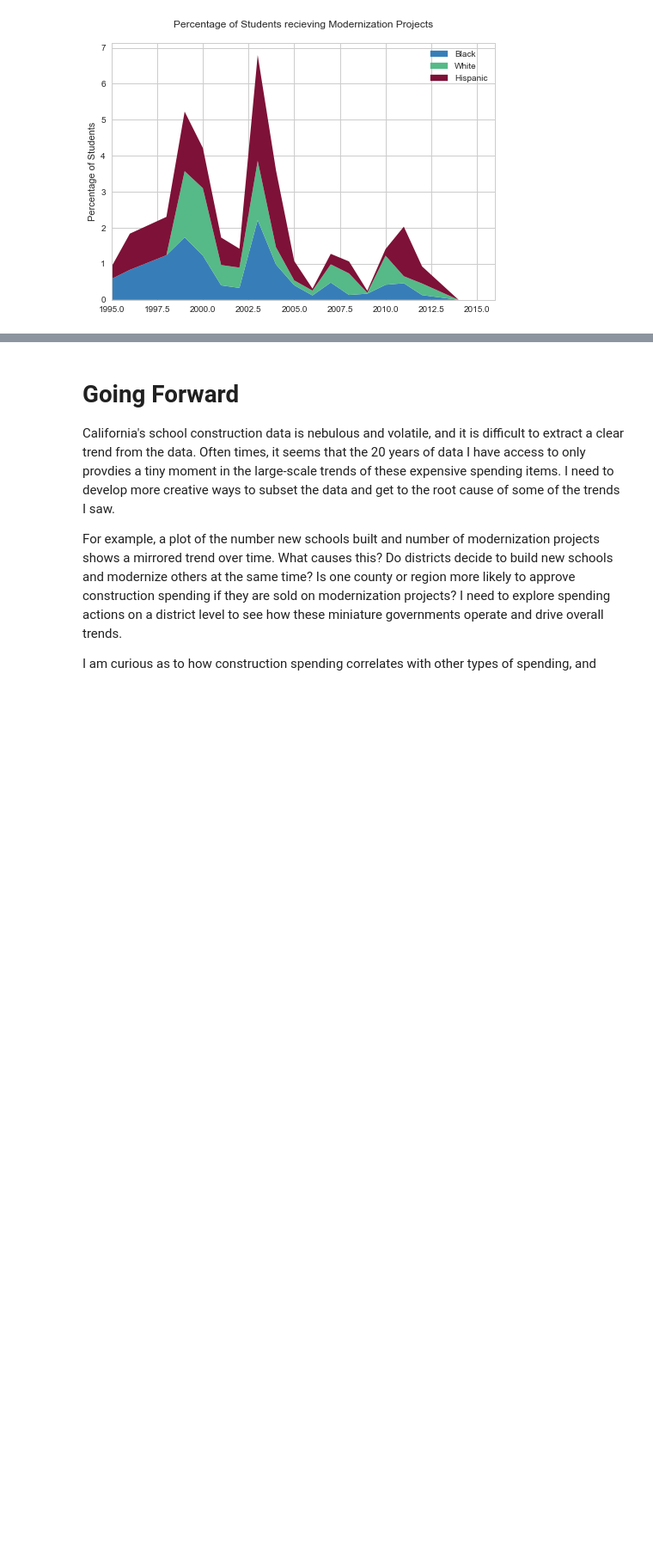
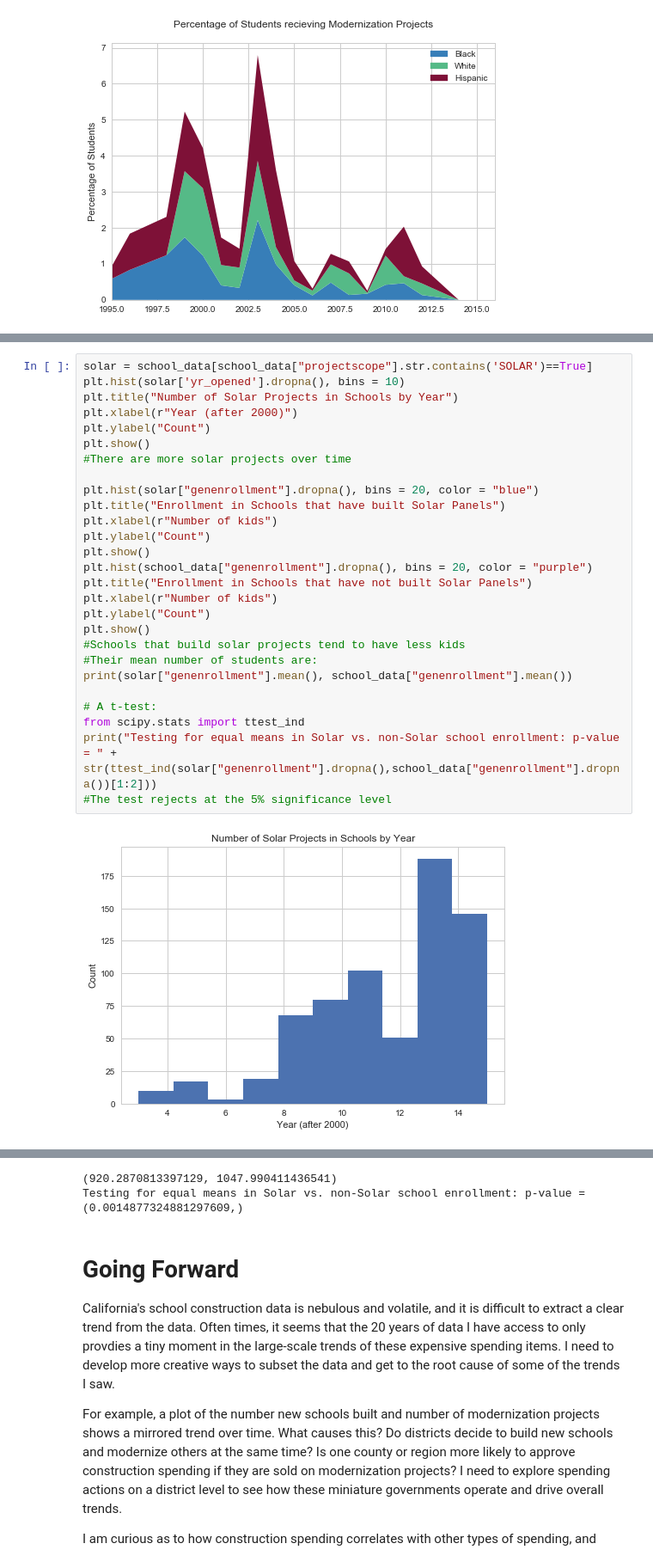
Before and after one commit to semcguin/141_FinalProject, a Jupyter notebook: Final_Presentation.ipynb, the cells around one changed output, grey strips where cells are left out. Shown: that part at 86% size. Drawn from its saved outputs; the diff is of its cells as text; blank space fills up the shorter version.

```diff
--- a/Final_Presentation.ipynb
+++ b/Final_Presentation.ipynb
@@ -290,0 +424,29 @@ plt.show()
+# %%
+solar = school_data[school_data["projectscope"].str.contains('SOLAR')==True]
+plt.hist(solar['yr_opened'].dropna(), bins = 10)
+plt.title("Number of Solar Projects in Schools by Year")
+plt.xlabel(r"Year (after 2000)")
+plt.ylabel("Count")
+plt.show()
+#There are more solar projects over time
+
+plt.hist(solar["genenrollment"].dropna(), bins = 20, color = "blue")
+plt.title("Enrollment in Schools that have built Solar Panels")
+plt.xlabel(r"Number of kids")
+plt.ylabel("Count")
+plt.show()
+plt.hist(school_data["genenrollment"].dropna(), bins = 20, color = "purple")
+plt.title("Enrollment in Schools that have not built Solar Panels")
+plt.xlabel(r"Number of kids")
+plt.ylabel("Count")
+plt.show()
+#Schools that build solar projects tend to have less kids
+#Their mean number of students are:
+print(solar["genenrollment"].mean(), school_data["genenrollment"].mean())
+
+# A t-test:
+from scipy.stats import ttest_ind
+print("Testing for equal means in Solar vs. non-Solar school enrollment: p-value = " + str(ttest_ind(solar["genenrollment"].dropna(),school_data["genenrollment"].dropna())[1:2]))
+#The test rejects at the 5% significance level
+# %% [output]
+[figure, added]
@@ -291,3 +455,5 @@ plt.show()
+(920.2870813397129, 1047.990411436541)
+Testing for equal means in Solar vs. non-Solar school enrollment: p-value = (0.0014877324881297609,)
 # %% [markdown]
 # Going Forward
 California's school construction data is nebulous and volatile, and it is difficult to extract a clear trend from the data. Often times, it seems that the 20 years of data I have access to only provdies a tiny moment in the large-scale trends of these expensive spending items. I need to develop more creative ways to subset the data and get to the root cause of some of the trends I saw.
```
Also changed, not shown: parts of 18 cells of this notebook.
